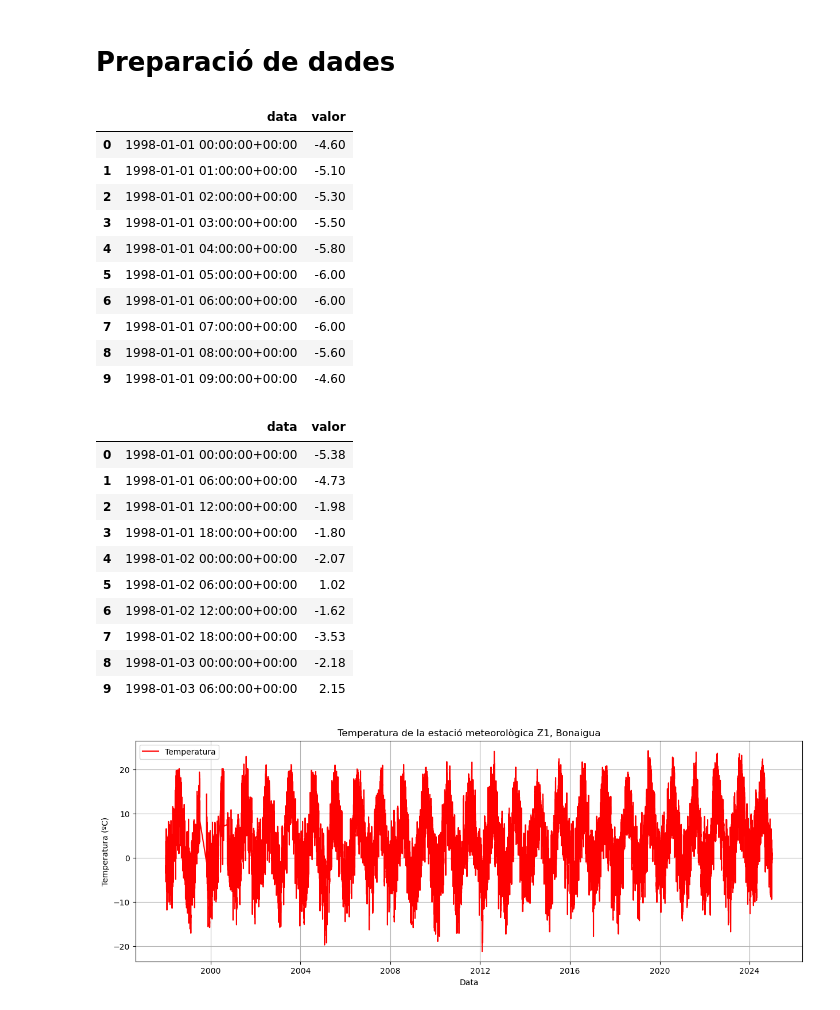
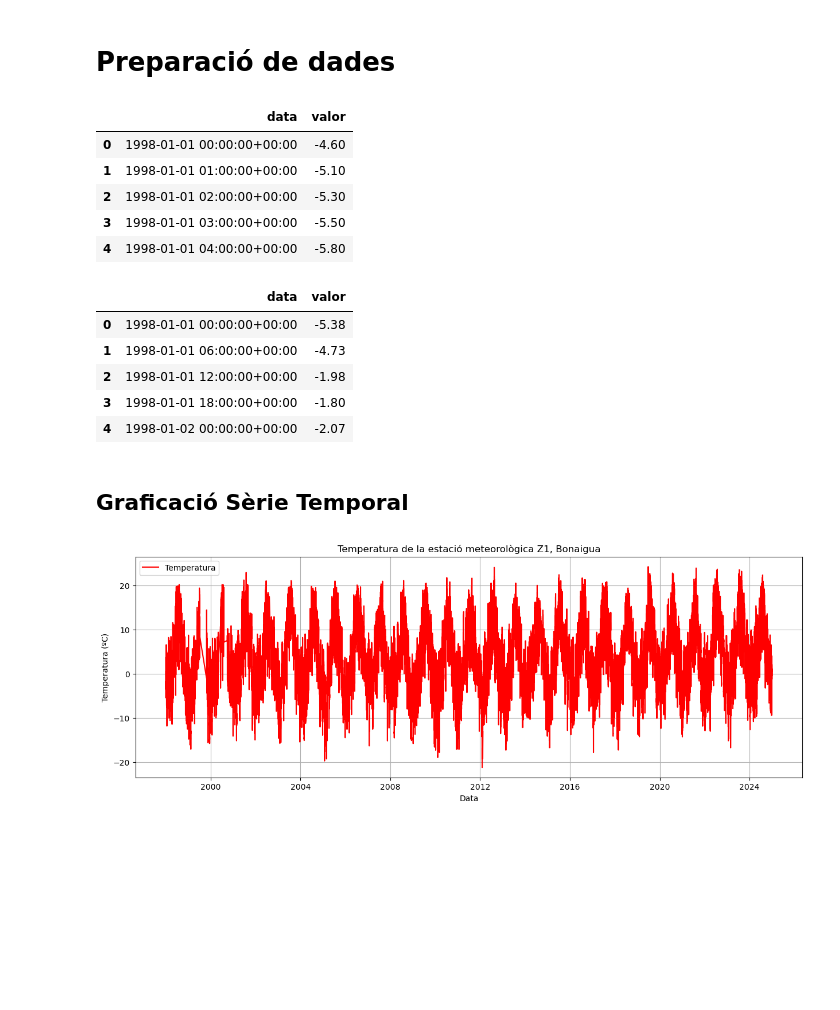
Before and after one commit to Paurro/TFM_SCM_Temperature_Forecasting_ML, a Jupyter notebook: models_prediccio/forecast_primers_casos/arima_model.ipynb, the cells around one changed output. Saved outputs shown, nothing was run; the diff lists cells and outputs as text; code cells hidden in the pictures; blank space fills up the shorter version.

```diff
--- a/models_prediccio/forecast_primers_casos/arima_model.ipynb
+++ b/models_prediccio/forecast_primers_casos/arima_model.ipynb
@@ -37,39 +38,34 @@ warnings.filterwarnings("ignore")
 # Ruta on esta el script actual
 # __path__ = os.path.dirname(os.path.realpath(__file__)) # Si es fitxer .py
 __path__ = os.getcwd() # Si es fitxer .ipynb
 
 carpeta_dades = 'Data/Dades_T_estacions_xema_Z1'
 fitxer_dades = 'SCM_T_Z1.json'
 
 path_dades = os.path.join(__path__, carpeta_dades, fitxer_dades)
 
     # Obrir un arxiu json per veure com esta estructurat i com organitzar les dades
 with open(path_dades, 'r') as f:
     data = json.load(f)
 
     # Accedemos a las lecturas (temperaturas) del JSON
 lecturas = data[0]['variables'][0]['lectures']
 
 #     # Convertimos las lecturas a un DataFrame con solo las columnas necesarias
 df = pd.DataFrame(lecturas)[['data', 'valor']]
 
 
 # Convertimos la columna 'data' a tipo datetime para análisis posterior
 df['data'] = pd.to_datetime(df['data'])
 
-df.head(10)
+df.head(5)
 # %% [output]
 |  | data | valor |
 | 0 | 1998-01-01 00:00:00+00:00 | -4.60 |
 | 1 | 1998-01-01 01:00:00+00:00 | -5.10 |
 | 2 | 1998-01-01 02:00:00+00:00 | -5.30 |
 | 3 | 1998-01-01 03:00:00+00:00 | -5.50 |
 | 4 | 1998-01-01 04:00:00+00:00 | -5.80 |
-| 5 | 1998-01-01 05:00:00+00:00 | -6.00 |
-| 6 | 1998-01-01 06:00:00+00:00 | -6.00 |
-| 7 | 1998-01-01 07:00:00+00:00 | -6.00 |
-| 8 | 1998-01-01 08:00:00+00:00 | -5.60 |
-| 9 | 1998-01-01 09:00:00+00:00 | -4.60 |
 # %%
 # Intentem unificar les dades en promig de cada 6 hores.
 # Es a dir, fem un dataframe on les dades que afegirem sera el promig del valor cada 6 hores. Per tant serà una entrada a les 6h, 12h, 18h i 24h.
@@ -92,7 +88,7 @@ df_agrupades.rename(columns={'interval_6h': 'data'}, inplace=True)
 df_agrupades = df_agrupades.sort_values(by='data').reset_index(drop=True)
 
 # Mostrem les primeres files per verificar el resultat
-df_agrupades.head(10)
+df_agrupades.head(5)
 # %% [output]
 |  | data | valor |
 | 0 | 1998-01-01 00:00:00+00:00 | -5.38 |
@@ -100,11 +96,8 @@ df_agrupades.head(10)
 | 2 | 1998-01-01 12:00:00+00:00 | -1.98 |
 | 3 | 1998-01-01 18:00:00+00:00 | -1.80 |
 | 4 | 1998-01-02 00:00:00+00:00 | -2.07 |
-| 5 | 1998-01-02 06:00:00+00:00 | 1.02 |
-| 6 | 1998-01-02 12:00:00+00:00 | -1.62 |
-| 7 | 1998-01-02 18:00:00+00:00 | -3.53 |
-| 8 | 1998-01-03 00:00:00+00:00 | -2.18 |
-| 9 | 1998-01-03 06:00:00+00:00 | 2.15 |
+# %% [markdown]
+## Graficació Sèrie Temporal
 # %%
 # Plot de les dades de temperatura de tota la serie temporal
 plt.figure(figsize=(15, 5))
```
Also changed, not shown: parts of 11 cells of this notebook, 2 other files.
